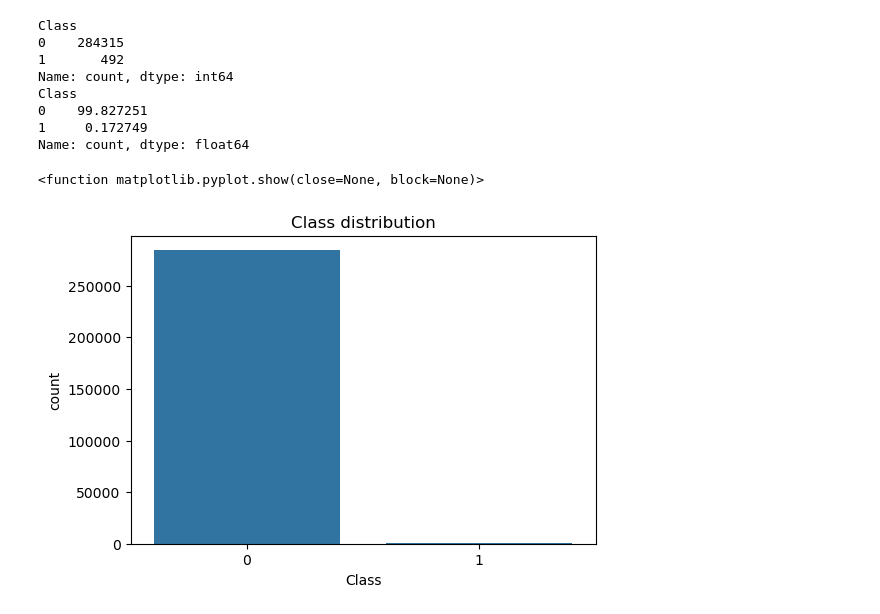
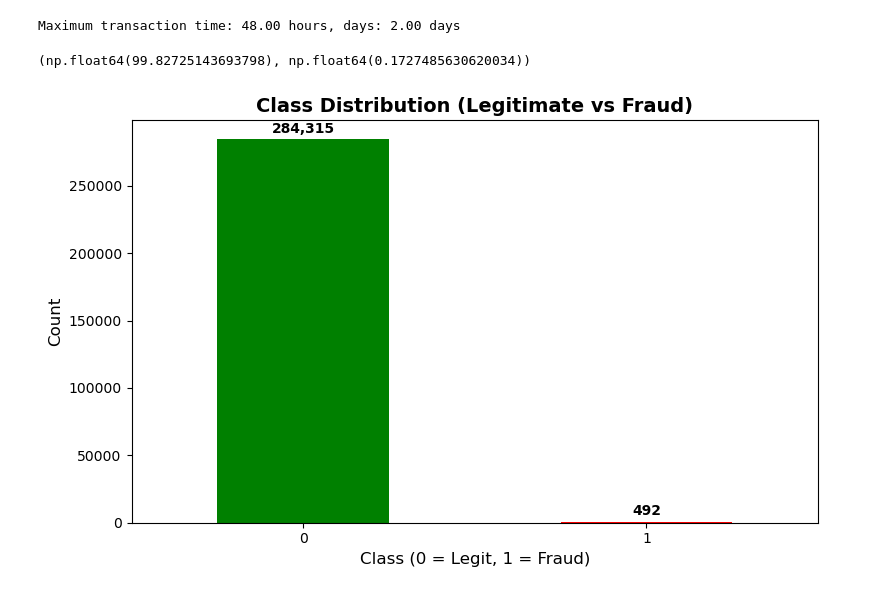
Before and after one commit to Faith-5/fraud-detection, a Jupyter notebook: notebook/01_EDA.ipynb, the cells around one changed output. Drawn from its saved outputs; the diff is of its cells as text; code cells hidden in the pictures.

```diff
--- a/notebook/01_EDA.ipynb
+++ b/notebook/01_EDA.ipynb
@@ -45,23 +69,0 @@ df.shape
-# %%
-fraud_count = df['Class'].value_counts()
-percent = fraud_count / len(df) * 100
-print(fraud_count)
-print(percent)
-# %% [output]
-Class
-0    284315
-1       492
-Name: count, dtype: int64
-Class
-0    99.827251
-1     0.172749
-Name: count, dtype: float64
-# %%
-plt.figure(figsize=(6,4))
-sns.countplot(x='Class', data=df)
-plt.title('Class distribution')
-plt.savefig('../output/eda/class_distribution.png')
-plt.show
-# %% [output]
-<function matplotlib.pyplot.show(close=None, block=None)>
-[figure, removed]
@@ -69,0 +70,29 @@ df['Hour'] = (df['Time'] // 3600) % 24
+# %%
+max_time_hours = df['Time'].max() / 3600
+print(f"Maximum transaction time: {max_time_hours:.2f} hours, days: {max_time_hours/24:.2f} days")
+# %% [output]
+Maximum transaction time: 48.00 hours, days: 2.00 days
+# %%
+counts = df['Class'].value_counts()
+legit = (counts[0] / len(df)) * 100
+fraud = (counts[1] / len(df)) * 100
+
+legit, fraud
+# %% [output]
+(np.float64(99.82725143693798), np.float64(0.1727485630620034))
+# %%
+plt.figure(figsize=(8, 5))
+counts.plot(kind='bar', color=['green', 'red'])
+plt.title('Class Distribution (Legitimate vs Fraud)', fontsize=14, fontweight='bold')
+plt.xlabel('Class (0 = Legit, 1 = Fraud)', fontsize=12)
+plt.ylabel('Count', fontsize=12)
+plt.xticks(rotation=0)
+
+# Add count labels on bars
+for i, v in enumerate(counts):
+    plt.text(i, v + 5000, f'{v:,}', ha='center', fontweight='bold')
+
+plt.tight_layout()
+plt.show()
+# %% [output]
+[figure, added]
```
Also changed, not shown: parts of 19 cells of this notebook, 1 other file.
